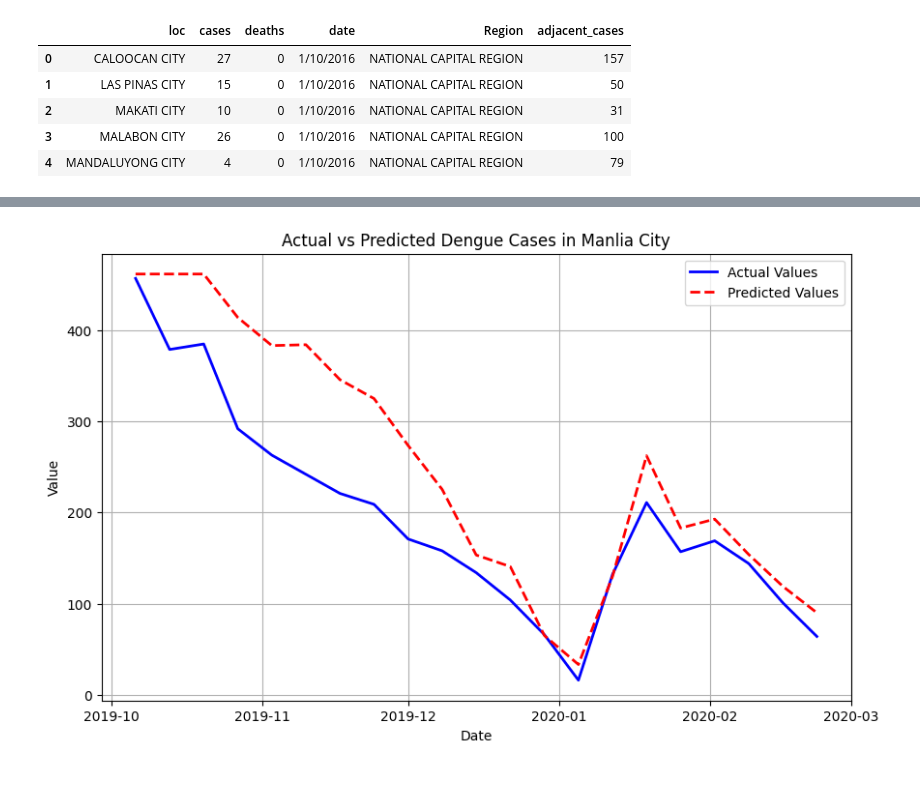
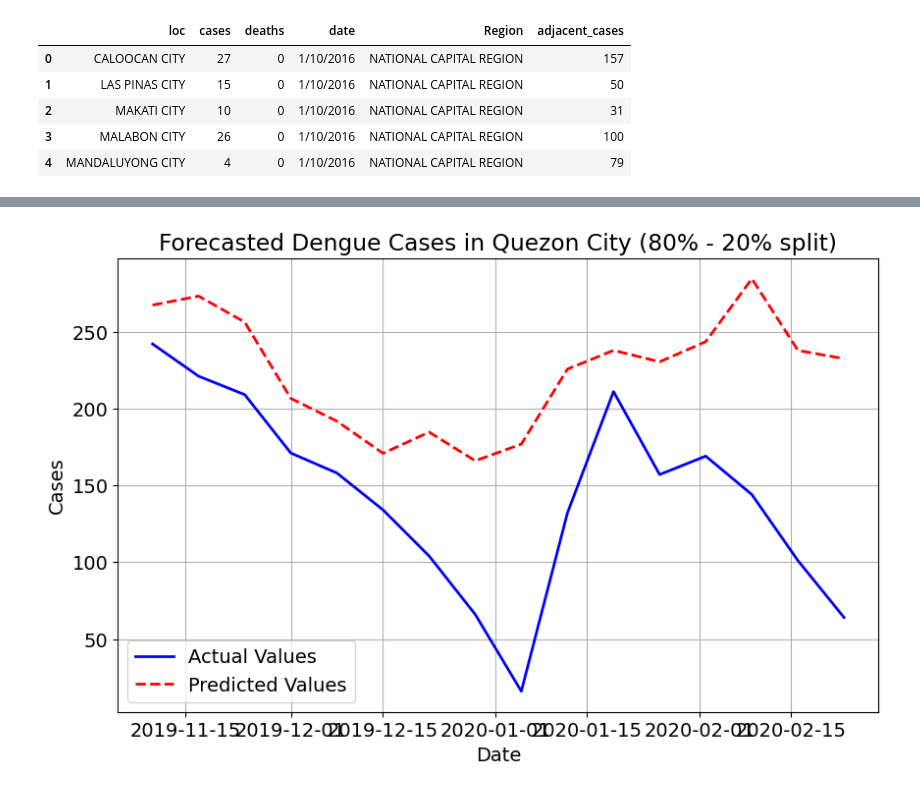
Before and after one commit to manganeseheptoxide/Philippine-Dengue-Cases-Forecasting, a Jupyter notebook: model_training.ipynb, the cells around one changed output, grey strips where cells are left out. Cells and saved outputs as stored; diff of their text form; code cells hidden in the pictures.

Commit message:
corrected the features and created a forecasting function

```diff
--- a/model_training.ipynb
+++ b/model_training.ipynb
@@ -238,29 +435,0 @@ def generalized_huber_loss(preds, dtrain):
-# %%
-X = train.drop(columns = ['cases'])
-y = train['cases']
-
-dtrain = xgb.DMatrix(X_train, label=y_train)
-dtest = xgb.DMatrix(X_test, label=y_test)
-
-# XGBoost parameters
-params = {
-    'max_depth': 4,
-    'eta': 0.1,
-    'objective':'reg:squarederror'
-}
-
-# Train the model using our custom loss function
-num_boost_round = 200
-bst = xgb.train(params, dtrain, num_boost_round=num_boost_round, obj=generalized_huber_loss)
-# bst = xgb.train(params, dtrain, num_boost_round=num_boost_round)
-
-y_pred = bst.predict(dtest)
-
-mae = mean_absolute_error(y_test, y_pred)
-mse = mean_squared_error(y_test, y_pred)
-
-print(f"Mean Absolute Error (MAE): {mae:.4f}")
-print(f"Mean Squared Error (MSE): {mse:.4f}")
-
-# Save the model
-bst.save_model("xgb_quantile_huber.model")
@@ -270,14 +515,14 @@ Mean Squared Error (MSE): 5406.6858
+# %%
+forecasted = forecast(model=model,data = train_data,weeks_ahead=len(test_data))
 # %%
 plt.figure(figsize=(10, 6))
-plt.plot(y_test.index, y_test, label='Actual Values', color='blue', linewidth=2)
-plt.plot(y_test.index, y_pred, label='Predicted Values', color='red', linestyle='--', linewidth=2)
-
-plt.title('Actual vs Predicted Dengue Cases in Manlia City')
+plt.plot(test_data.index, test_data['cases'], label='Actual Values', color='blue', linewidth=2)
+plt.plot(forecasted.index, forecasted['cases'], label='Predicted Values', color='red', linestyle='--', linewidth=2)
+plt.title(f'Forecasted Dengue Cases in Quezon City (80% - 20% split)')
 plt.xlabel('Date')
-plt.ylabel('Value')
+plt.ylabel('Cases')
 plt.legend()
-
 plt.grid(True)
 plt.show()
 # %% [output]
-[figure, old version]
+[figure, new version]
```
Also changed, not shown: parts of 24 cells of this notebook, 9 other files.
